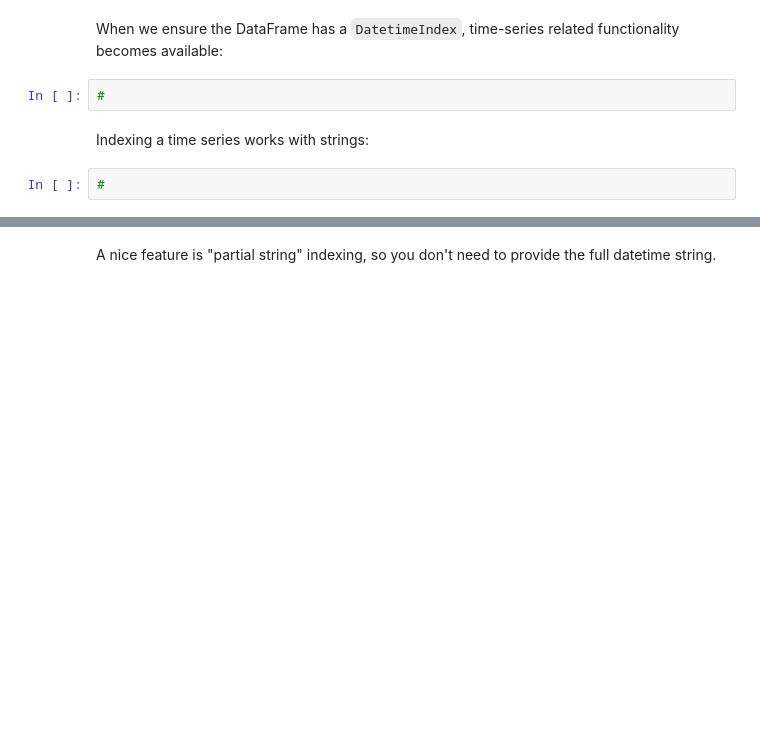
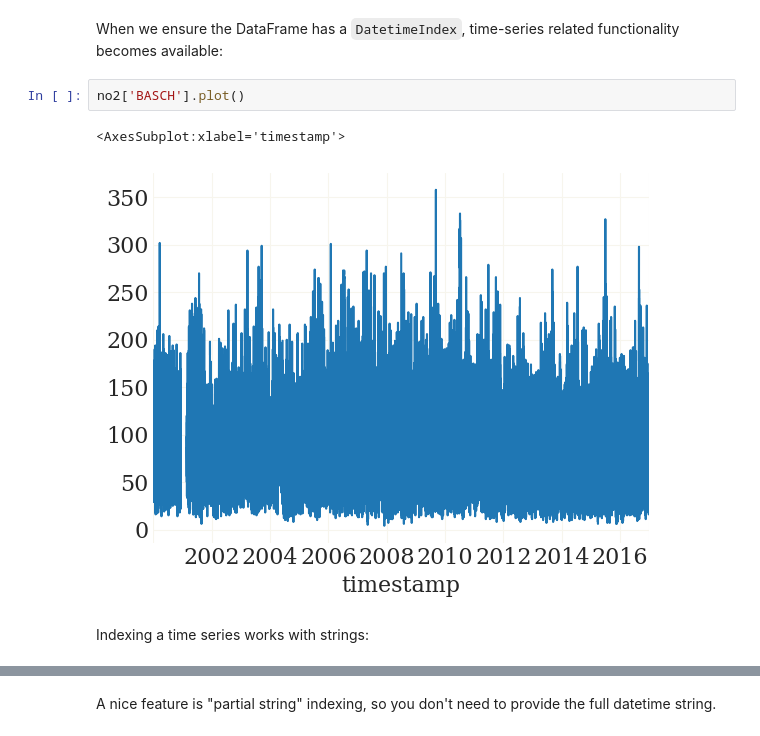
Before and after one commit to OpenSourceEconomics/ose-course-primer, a Jupyter notebook: lecture4_with_notes.ipynb, the cells around one changed output, grey strips where cells are left out. Drawn from its saved outputs; the diff is of its cells as text; blank space fills up the shorter version.

```diff
--- a/lecture4_with_notes.ipynb
+++ b/lecture4_with_notes.ipynb
@@ -680,8 +996,9 @@ no2 = pd.read_csv('data/20000101_20161231-NO2.csv', sep=';', skiprows=[1], na_va
 # %% [markdown]
 When we ensure the DataFrame has a `DatetimeIndex`, time-series related functionality becomes available:
-# %%
-#
+# %%
+no2['BASCH'].plot()
+# %% [output]
+<AxesSubplot:xlabel='timestamp'>
+[figure, added]
 # %% [markdown]
 Indexing a time series works with strings:
-# %%
-#
```
Also changed, not shown: parts of 92 cells of this notebook.
